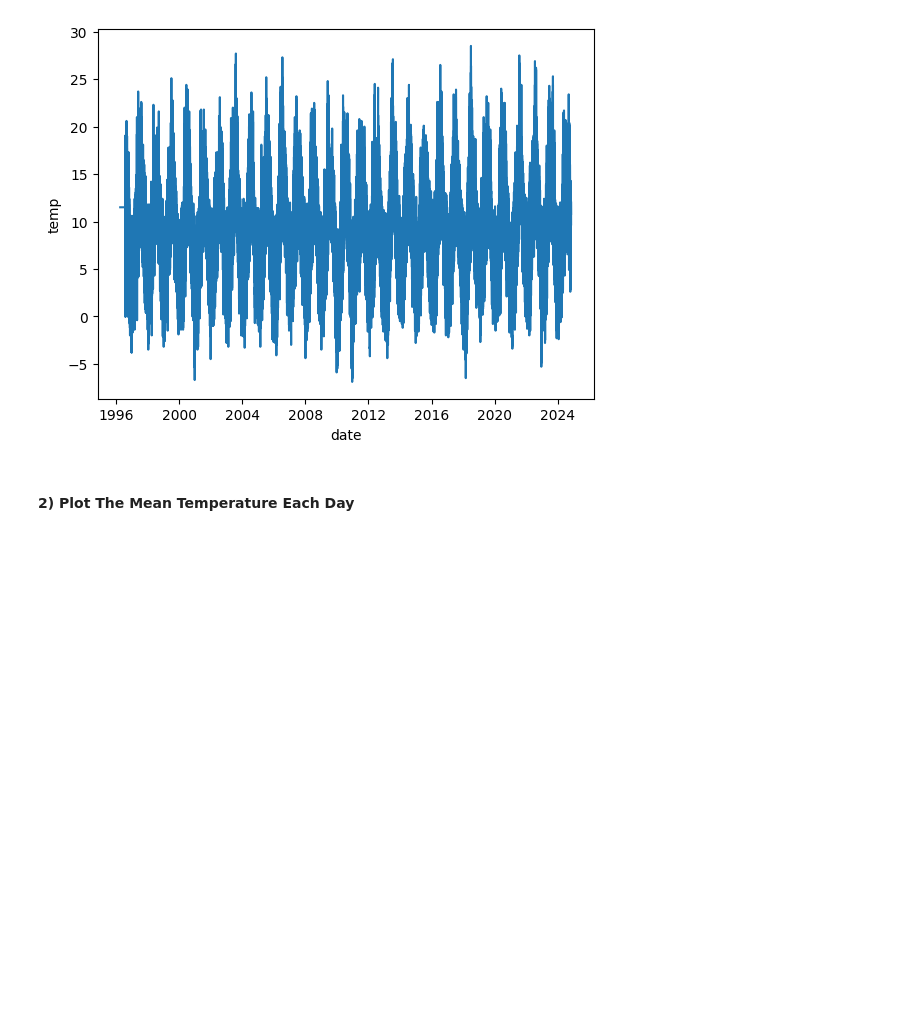
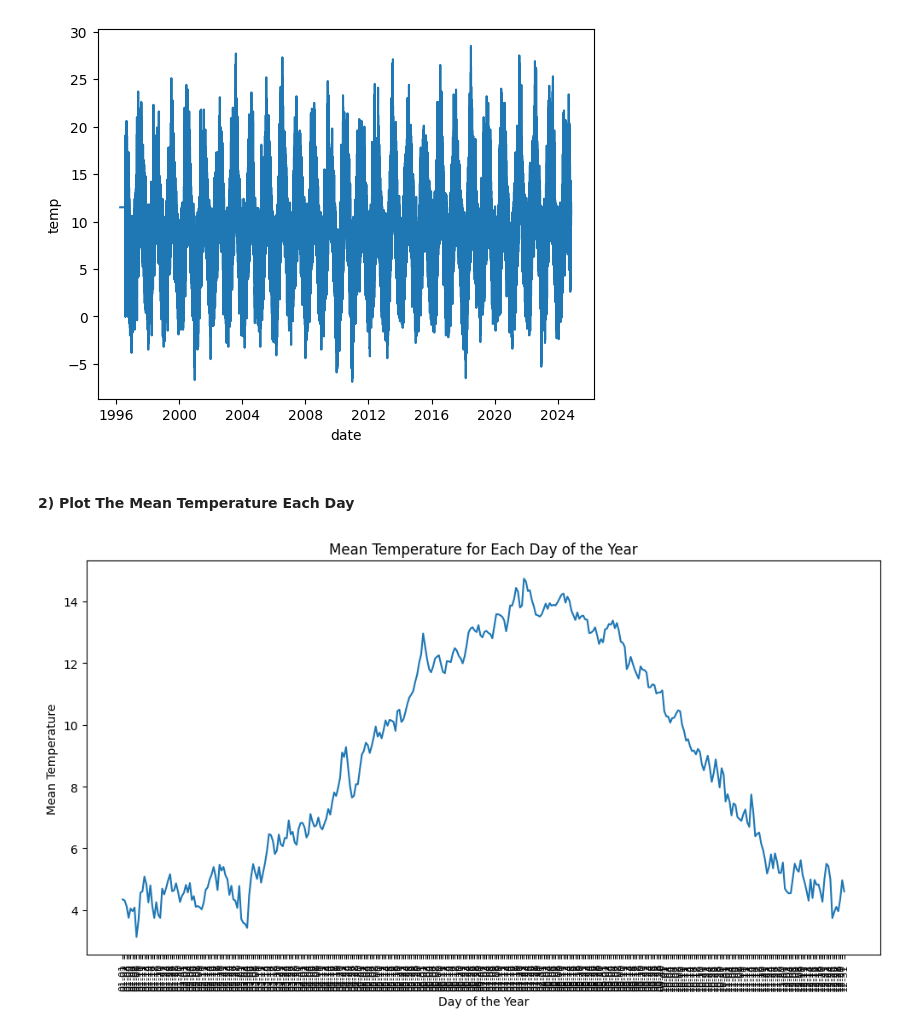
Before and after one commit to daveysull/PFDA, a Jupyter notebook: assignments/assignment_6_Weather.ipynb, the cells around one changed output. Cells and saved outputs as stored; diff of their text form; code cells hidden in the pictures; blank space fills up the shorter version.

Commit message:
Mean temperature by month & Start of windspeed section

```diff
--- a/assignments/assignment_6_Weather.ipynb
+++ b/assignments/assignment_6_Weather.ipynb
@@ -28,5 +29,20 @@ sns.lineplot(data = df, x = "date", y="temp")
 [figure]
 # %% [markdown]
 #### 2) Plot The Mean Temperature Each Day
-# %%
-df.set_index('date', inplace=True)
+# %%
+# Get month and day for grouping - Not using dt.day as I need to distinguish between Jan 1st and Feb 1st, etc.
+df['day_of_year'] = df['date'].dt.strftime('%m-%d')
+
+# Calculate mean temperature for each day of the year
+daily_mean = df.groupby('day_of_year')['temp'].mean().reset_index()
+
+# Plot
+plt.figure(figsize=(12, 6))
+sns.lineplot(data=daily_mean, x="day_of_year", y="temp")
+plt.xticks(rotation=90, fontsize=8)
+plt.title("Mean Temperature for Each Day of the Year")
+plt.xlabel("Day of the Year")
+plt.ylabel("Mean Temperature")
+plt.show()
+# %% [output]
+[figure, added]
```
Also changed, not shown: parts of 9 cells of this notebook.
